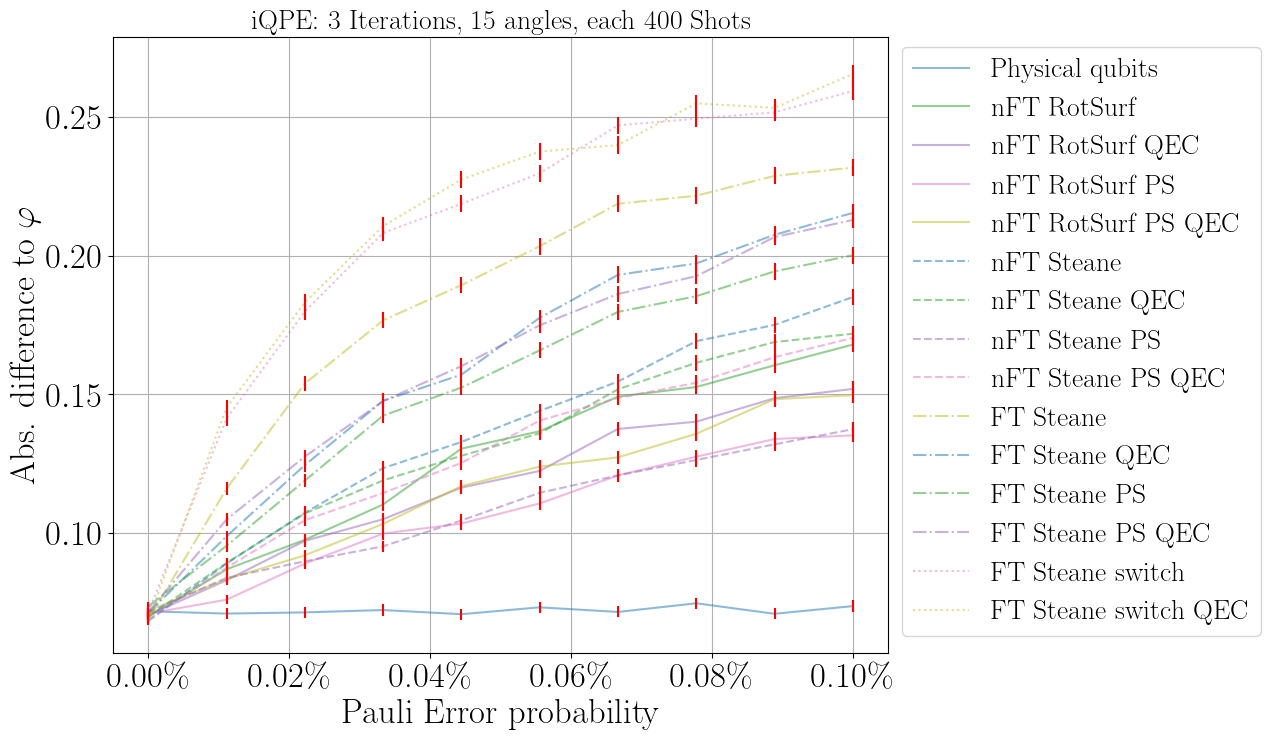
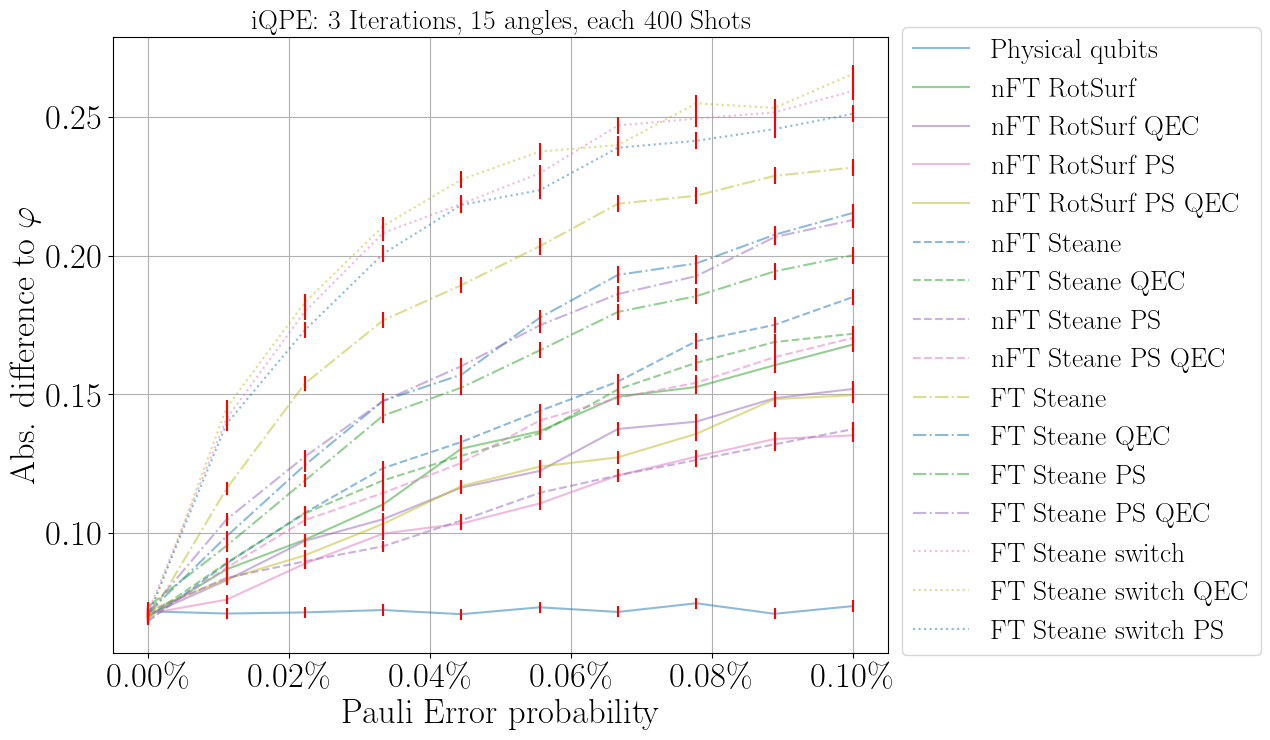
Unified diff of the notebook cell whose output changed from the first chart to the second:
--- before
+++ after
@@ -81,4 +81,9 @@
 ax1.errorbar(p14, y14, yerr=err14, ecolor="red", linestyle="")
 
+p15, y15, err15 = np.loadtxt("HPC/text/Steane_switch_PS.txt", delimiter = ",")
+err15 = [i/np.sqrt(shots) for i in err15]
+ax1.plot(p15, y15, label="FT Steane switch PS", marker="", linestyle=":", markersize = 20, alpha = 0.5)
+ax1.errorbar(p15, y15, yerr=err15, ecolor="red", linestyle="")
+
 ax1.set_title(r"iQPE: 3 Iterations, 15 angles, each {} Shots".format(int(shots)), fontsize=20)
 ax1.set_xlabel("Pauli Error probability", fontsize=25)

Commit: H_L FT auf dem phaseflip code geht!!!